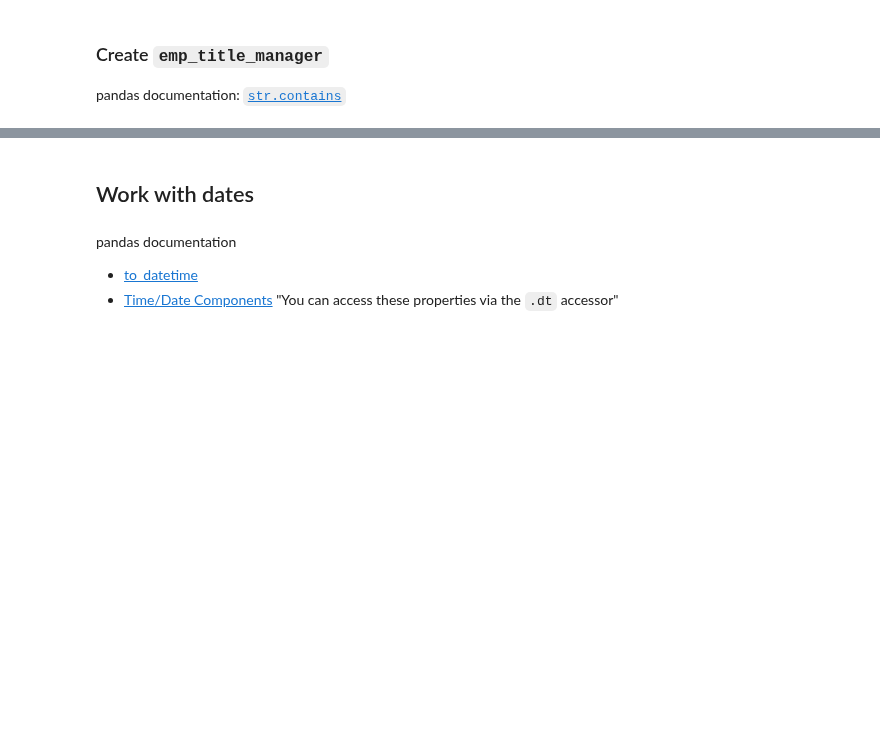
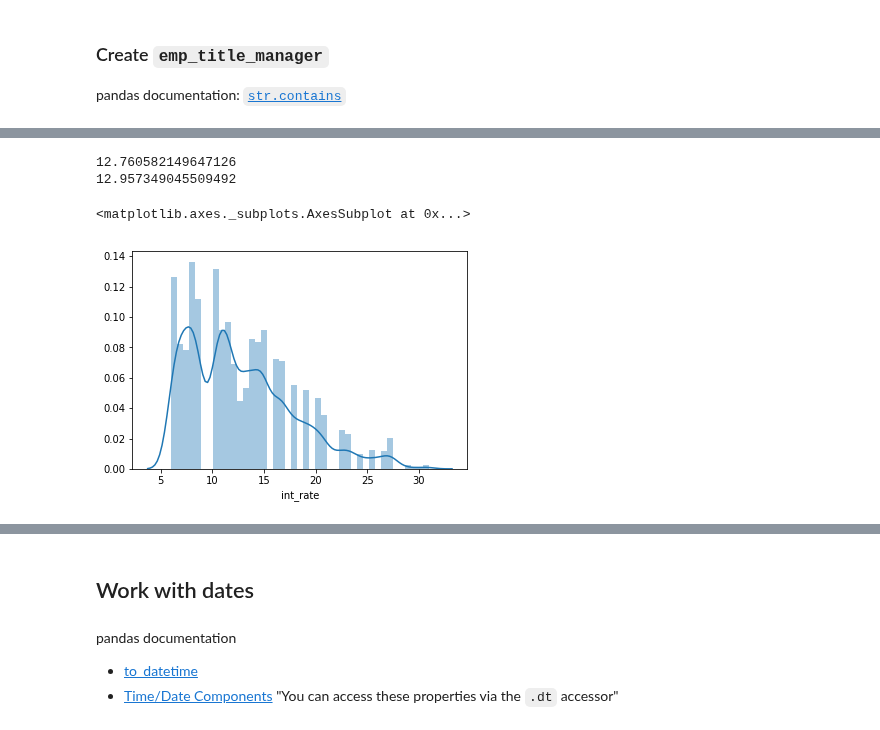
Before and after one commit to HeyLaxmi/DS-Unit-1-Sprint-1-Dealing-With-Data, a Jupyter notebook: Copy_of_LS_DS_124_Make_features.ipynb, the cells around one changed output, grey strips where cells are left out. Drawn from its saved outputs; the diff is of its cells as text; code cells hidden in the pictures; blank space fills up the shorter version.

```diff
--- a/Copy_of_LS_DS_124_Make_features.ipynb
+++ b/Copy_of_LS_DS_124_Make_features.ipynb
@@ -117,0 +319,9 @@ Clean the title and handle missing values
+# %%
+def clean_title(title):
+  if isinstance(title, str):
+    return title.strip().title()
+  else:
+    return "Unknown"
+  return title.strip()
+
+[clean_title(x) for x in examples]
@@ -117,0 +330,4 @@ Clean the title and handle missing values
+# %%
+df['emp_title'] = df['emp_title'].apply(clean_title)
+print(df['emp_title'].value_counts(dropna=False).shape)
+df['emp_title'].value_counts(dropna=False).head(20)
@@ -119,3 +356,6 @@ Clean the title and handle missing values
 ### Create `emp_title_manager`
 
 pandas documentation: [`str.contains`](https://pandas.pydata.org/pandas-docs/stable/generated/pandas.Series.str.contains.html)
+# %%
+df['emp_title_manager'] = df['emp_title'].str.contains('Manager')
+df.head()
@@ -121,0 +369,15 @@ pandas documentation: [`str.contains`](https://pandas.pydata.org/pandas-docs/sta
+# %%
+managers = df[df['emp_title_manager'] == True]
+plebians = df[df['emp_title_manager'] == False]
+# %%
+print(managers['int_rate'].mean())
+print(plebians['int_rate'].mean())
+# %% [output]
+12.760582149647126
+12.957349045509492
+# %%
+import seaborn as sns
+sns.distplot(managers['int_rate'])
+# %% [output]
+<matplotlib.axes._subplots.AxesSubplot at 0x...>
+[figure, added]
```
Also changed, not shown: parts of 45 cells of this notebook.
